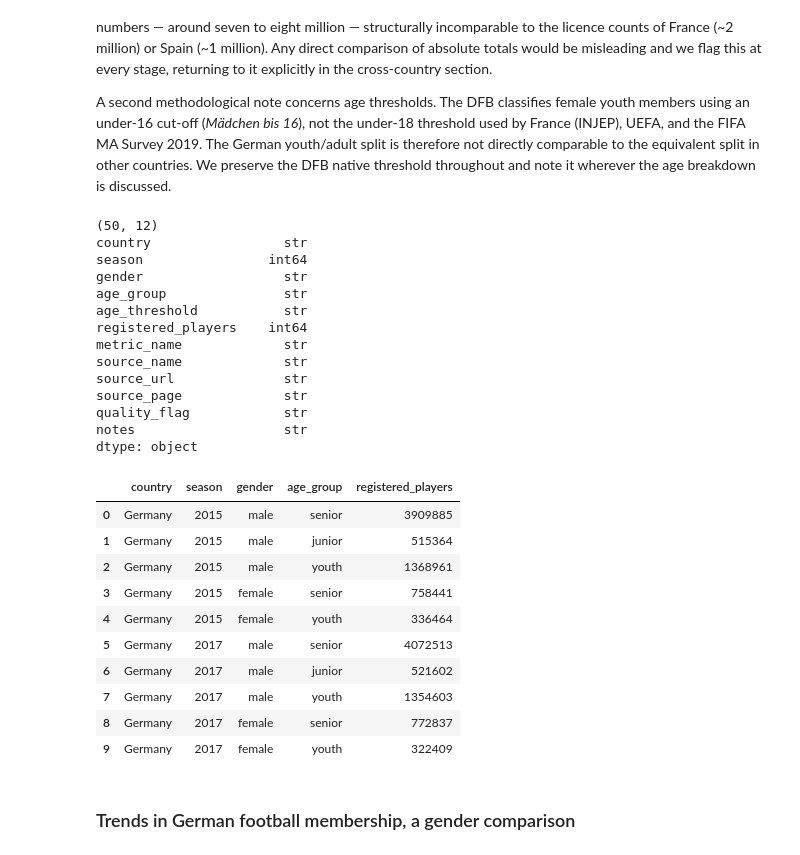
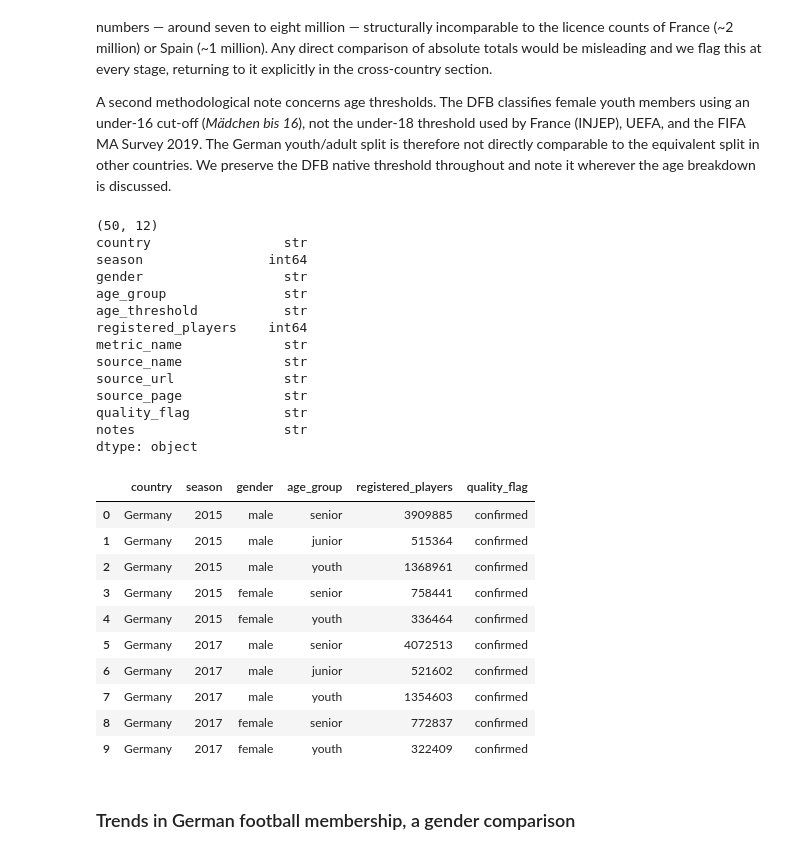
Before and after one commit to pacoraggio/inpat-expat, a Jupyter notebook: women-football/top5_participation_data.ipynb, the cells around one changed output. Saved outputs shown, nothing was run; the diff lists cells and outputs as text; code cells hidden in the pictures.

```diff
--- a/women-football/top5_participation_data.ipynb
+++ b/women-football/top5_participation_data.ipynb
@@ -6,5 +6,7 @@ import matplotlib.pyplot as plt
 import seaborn as sns
 # %%
 from pathlib import Path
-
 REPO_ROOT = Path(__file__).resolve().parents[2] if "__file__" in dir() else Path.cwd().parents[1]
+RAW_DIR = REPO_ROOT / "inpat-expat" / "women-football" / "data" /  "raw"
+PROCESSED_DIR = REPO_ROOT / "inpat-expat" / "women-football" / "data" / "processed"
+# MASTER_CSV = REPO_ROOT / "data" / "processed" / "big5_participation_master.csv"
@@ -495,38 +501,37 @@ For the purposes of this analysis, all German figures use **Mitglieder** through
 
 A second methodological note concerns age thresholds. The DFB classifies female youth members using an under-16 cut-off (*Mädchen bis 16*), not the under-18 threshold used by France (INJEP), UEFA, and the FIFA MA Survey 2019. The German youth/adult split is therefore not directly comparable to the equivalent split in other countries. We preserve the DFB native threshold throughout and note it wherever the age breakdown is discussed.
 # %%
-# IN_CSV = REPO_ROOT / "inpat-expat" / "women-football" / "data" / "processed" / "injep_france_football_licences.csv"
-DFB_CSV = REPO_ROOT / "inpat-expat" / "women-football" / "data" / "processed" / "dfb_germany_mitglieder.csv"
+DFB_CSV = PROCESSED_DIR / "dfb_germany_mitglieder.csv"
 df_dfb = pd.read_csv(DFB_CSV)
 print(df_dfb.shape)
 print(df_dfb.dtypes)
-df_dfb.head(10)[['country', 'season', 'gender', 'age_group', 'registered_players']]
+df_dfb.head(10)[['country', 'season', 'gender', 'age_group', 'registered_players', 'quality_flag']]
 # %% [output]
 (50, 12)
 country                 str
 season                int64
 gender                  str
 age_group               str
 age_threshold           str
 registered_players    int64
 metric_name             str
 source_name             str
 source_url              str
 source_page             str
 quality_flag            str
 notes                   str
 dtype: object
-|  | country | season | gender | age_group | registered_players |
-| 0 | Germany | 2015 | male | senior | 3909885 |
-| 1 | Germany | 2015 | male | junior | 515364 |
-| 2 | Germany | 2015 | male | youth | 1368961 |
-| 3 | Germany | 2015 | female | senior | 758441 |
-| 4 | Germany | 2015 | female | youth | 336464 |
-| 5 | Germany | 2017 | male | senior | 4072513 |
-| 6 | Germany | 2017 | male | junior | 521602 |
-| 7 | Germany | 2017 | male | youth | 1354603 |
-| 8 | Germany | 2017 | female | senior | 772837 |
-| 9 | Germany | 2017 | female | youth | 322409 |
+|  | country | season | gender | age_group | registered_players | quality_flag |
+| 0 | Germany | 2015 | male | senior | 3909885 | confirmed |
+| 1 | Germany | 2015 | male | junior | 515364 | confirmed |
+| 2 | Germany | 2015 | male | youth | 1368961 | confirmed |
+| 3 | Germany | 2015 | female | senior | 758441 | confirmed |
+| 4 | Germany | 2015 | female | youth | 336464 | confirmed |
+| 5 | Germany | 2017 | male | senior | 4072513 | confirmed |
+| 6 | Germany | 2017 | male | junior | 521602 | confirmed |
+| 7 | Germany | 2017 | male | youth | 1354603 | confirmed |
+| 8 | Germany | 2017 | female | senior | 772837 | confirmed |
+| 9 | Germany | 2017 | female | youth | 322409 | confirmed |
 # %% [markdown]
 ### Trends in German football membership, a gender comparison
 # %% [markdown]
```
Also changed, not shown: parts of 42 cells of this notebook, 3 other files.
